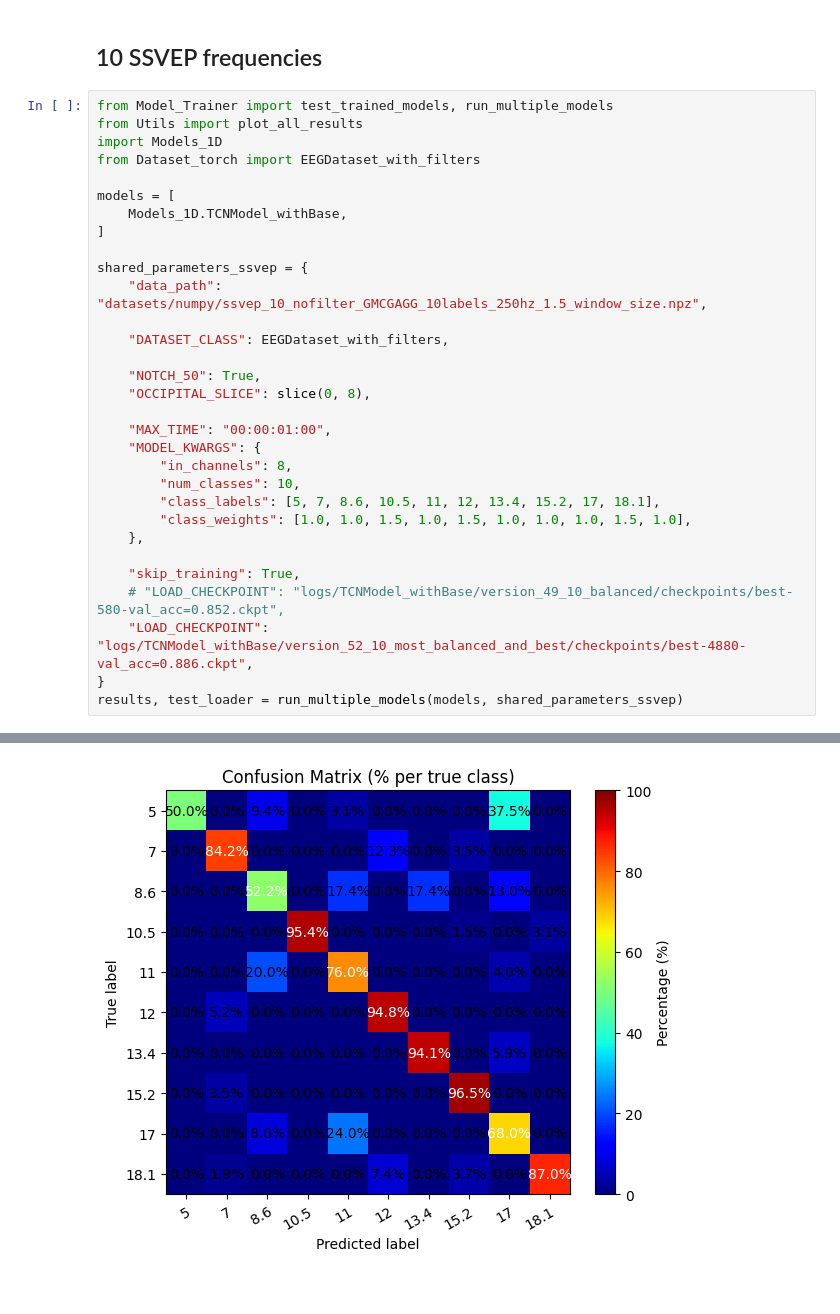
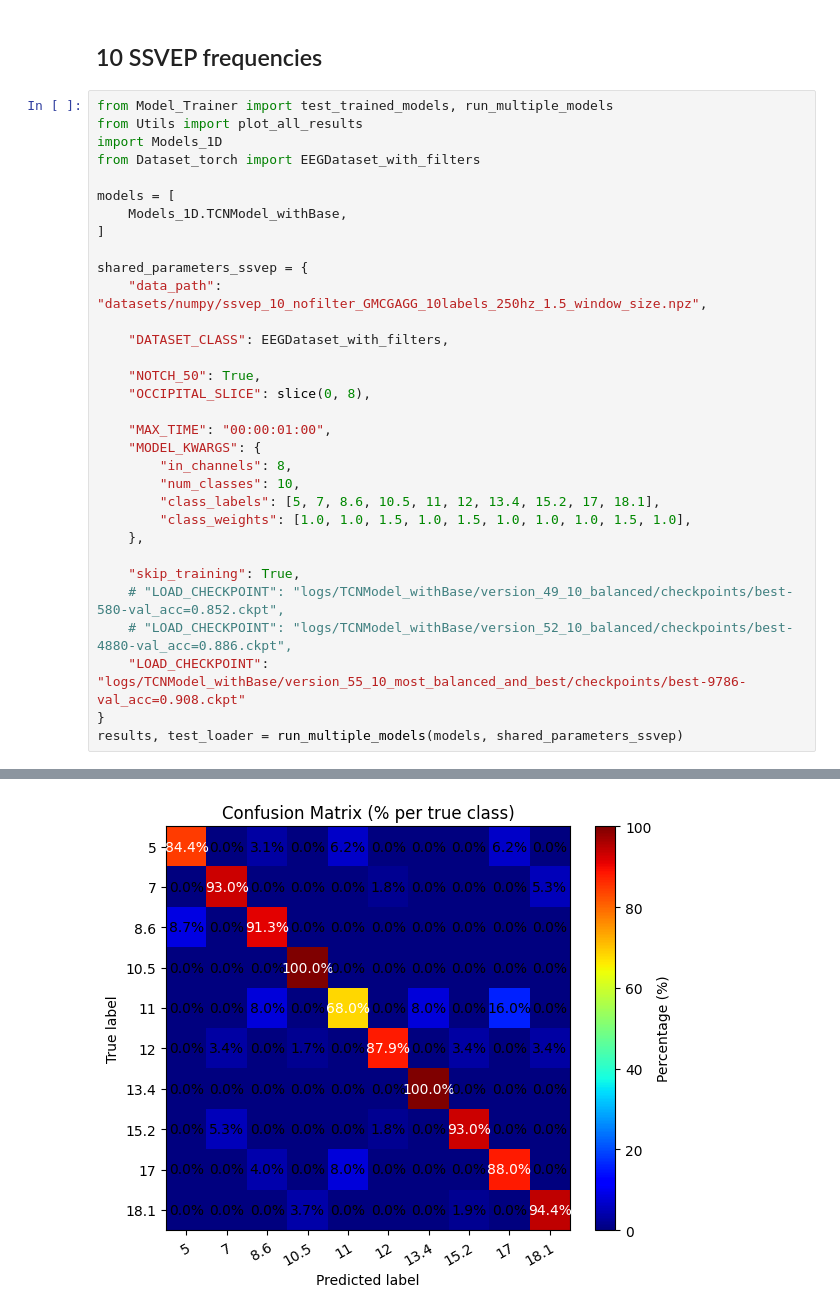
Before and after one commit to GeorgTenzing/EEG_Classification, a Jupyter notebook: Result_presentation.ipynb, the cells around one changed output, grey strips where cells are left out. Cells and saved outputs as stored; diff of their text form.

Commit message:
new best testing acc = 0.913 on 10 ssvep freq

```diff
--- a/Result_presentation.ipynb
+++ b/Result_presentation.ipynb
@@ -147,7 +147,8 @@ shared_parameters_ssvep = {
 
     "skip_training": True,
     # "LOAD_CHECKPOINT": "logs/TCNModel_withBase/version_49_10_balanced/checkpoints/best-580-val_acc=0.852.ckpt",
-    "LOAD_CHECKPOINT": "logs/TCNModel_withBase/version_52_10_most_balanced_and_best/checkpoints/best-4880-val_acc=0.886.ckpt",
+    # "LOAD_CHECKPOINT": "logs/TCNModel_withBase/version_52_10_balanced/checkpoints/best-4880-val_acc=0.886.ckpt",
+    "LOAD_CHECKPOINT": "logs/TCNModel_withBase/version_55_10_most_balanced_and_best/checkpoints/best-9786-val_acc=0.908.ckpt"
 }
 results, test_loader = run_multiple_models(models, shared_parameters_ssvep)
 # %% [output]
@@ -178 +179 @@ Class 18.1 accuracy: 0.870
-[figure, old version]
+[figure, new version]
```
Also changed, not shown: parts of 1 cell of this notebook, 8 other files.
